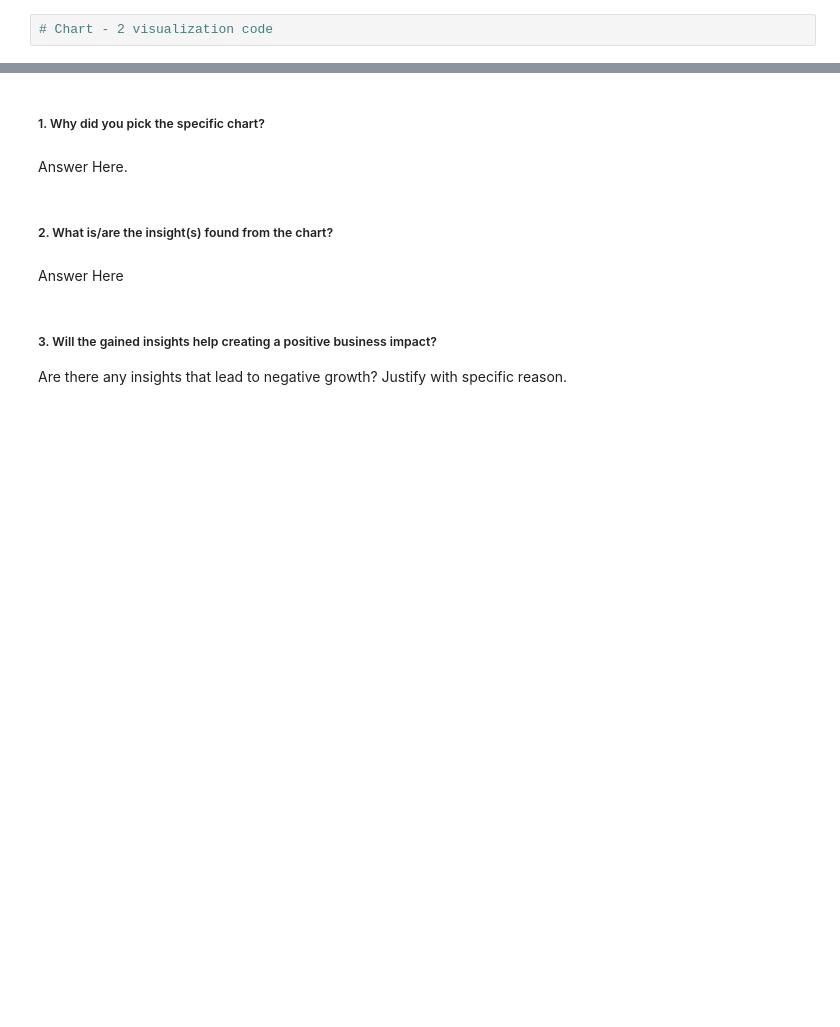
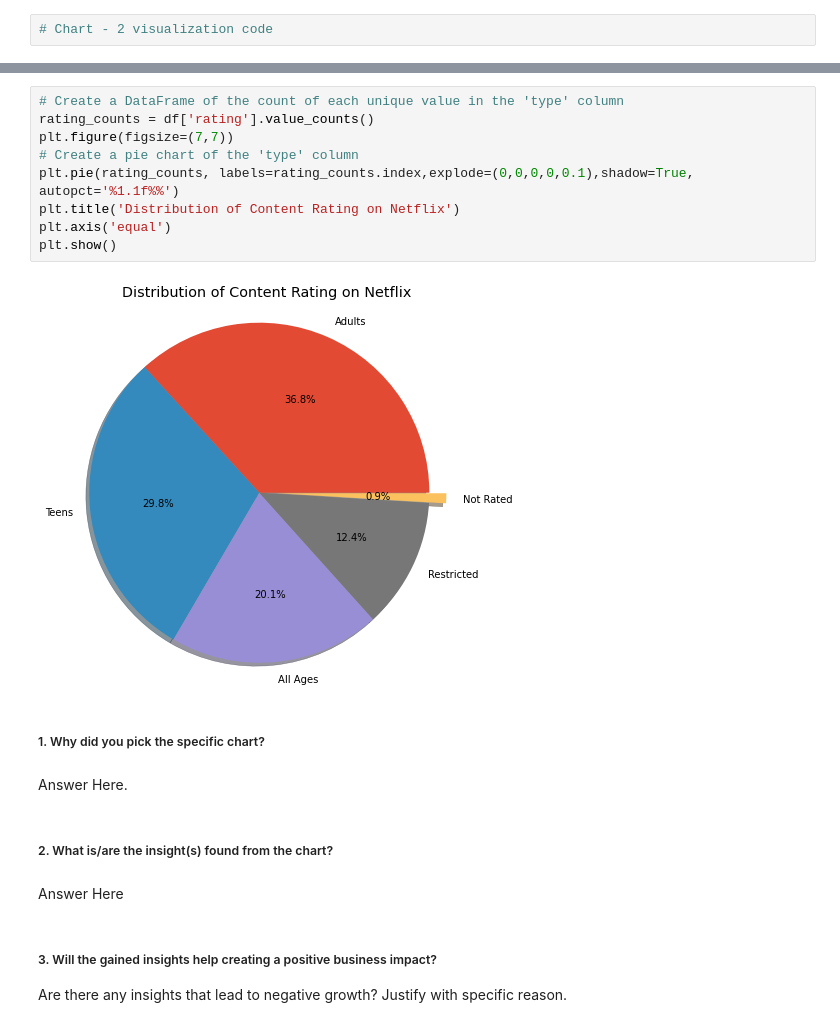
Before and after one commit to Shahrukh2016/Netflix_Movies_and_TV_Shows_Clustering, a Jupyter notebook: IndividualColab_NetflixMoviesAndTvShowsClustering.ipynb, the cells around one changed output, grey strips where cells are left out. Drawn from its saved outputs; the diff is of its cells as text; blank space fills up the shorter version.

```diff
--- a/IndividualColab_NetflixMoviesAndTvShowsClustering.ipynb
+++ b/IndividualColab_NetflixMoviesAndTvShowsClustering.ipynb
@@ -658,3 +735,14 @@ Answer Here
+# %%
+# Create a DataFrame of the count of each unique value in the 'type' column
+rating_counts = df['rating'].value_counts()
+plt.figure(figsize=(7,7))
+# Create a pie chart of the 'type' column
+plt.pie(rating_counts, labels=rating_counts.index,explode=(0,0,0,0,0.1),shadow=True, autopct='%1.1f%%')
+plt.title('Distribution of Content Rating on Netflix')
+plt.axis('equal')
+plt.show()
+# %% [output]
+[figure, added]
 # %% [markdown]
 ##### 1. Why did you pick the specific chart?
 # %% [markdown]
```
Also changed, not shown: parts of 35 cells of this notebook.
